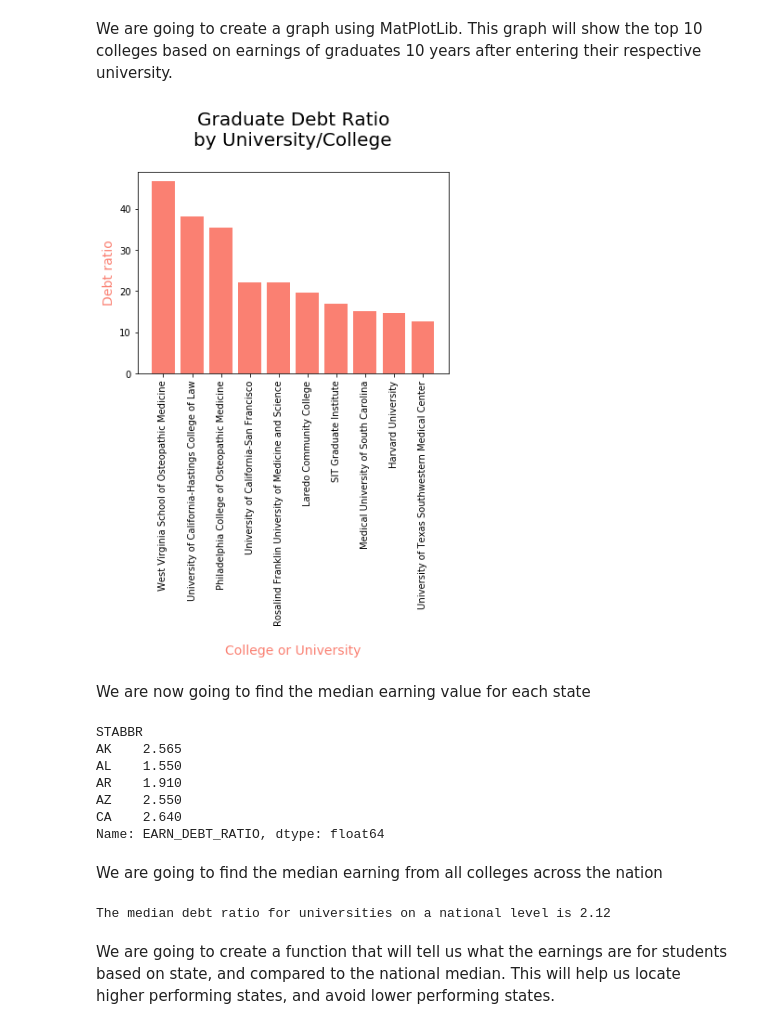
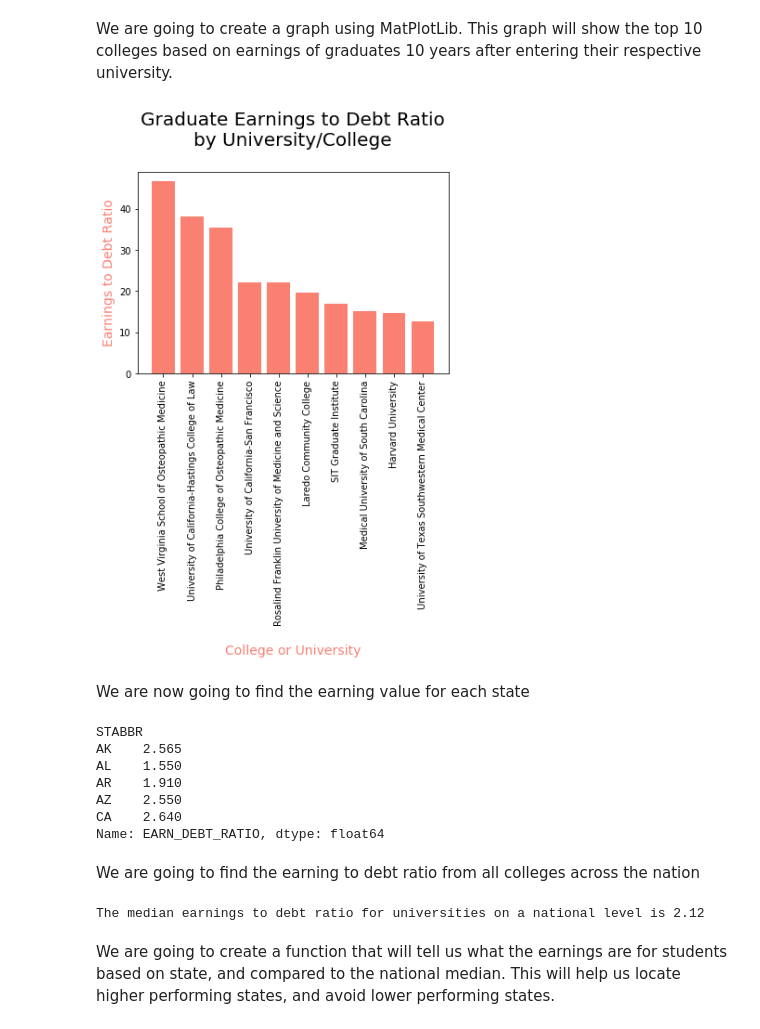
Before and after one commit to welliottm/430, a Jupyter notebook: Final_Project.ipynb, the cells around one changed output. Drawn from its saved outputs; the diff is of its cells as text; code cells hidden in the pictures.

Commit message:
earning to debt ratio

```diff
--- a/Final_Project.ipynb
+++ b/Final_Project.ipynb
@@ -76,19 +76,19 @@ We are going to create a graph using MatPlotLib. This graph will show the top 10
 # %%
 # Selecting values from our dataframe to create x and y axes
 x = school_df['INSTNM'].iloc[:10]
 y = school_df['EARN_DEBT_RATIO'].iloc[:10]
 
 # Plotting these values in a bar plot
 plt.bar(x,y, color = 'salmon')
 plt.xticks(rotation=90)
-plt.ylabel('Debt ratio', fontsize = 14, color = 'salmon')
+plt.ylabel('Earnings to Debt Ratio', fontsize = 14, color = 'salmon')
 plt.xlabel('\nCollege or University', fontsize = 14, color = 'salmon')
-plt.title('Graduate Debt Ratio\nby University/College\n', fontsize = 20)
+plt.title('Graduate Earnings to Debt Ratio\nby University/College\n', fontsize = 20)
 plt.show()
 # %% [output]
-[figure, old version]
+[figure, new version]
 # %% [markdown]
-We are now going to find the median earning value for each state
+We are now going to find the earning value for each state
 # %%
 # Using Pandas groupby function to group by state
 med = school_df.groupby(['STABBR'])['EARN_DEBT_RATIO'].median()
@@ -103,13 +103,13 @@ AZ    2.550
 CA    2.640
 Name: EARN_DEBT_RATIO, dtype: float64
 # %% [markdown]
-We are going to find the median earning from all colleges across the nation
+We are going to find the earning to debt ratio from all colleges across the nation
 # %%
 a = school_df['EARN_DEBT_RATIO'].dropna()
 total_med = np.median(a)
-print(f'The median debt ratio for universities on a national level is {total_med}')
+print(f'The earnings to debt ratio for universities on a national level is {total_med}')
 # %% [output]
-The median debt ratio for universities on a national level is 2.12
+The median earnings to debt ratio for universities on a national level is 2.12
 # %% [markdown]
 We are going to create a function that will tell us what the earnings are for students based on state, and compared to the national median. This will help us locate higher performing states, and avoid lower performing states.
 # %%
```
Also changed, not shown: parts of 3 cells of this notebook.
